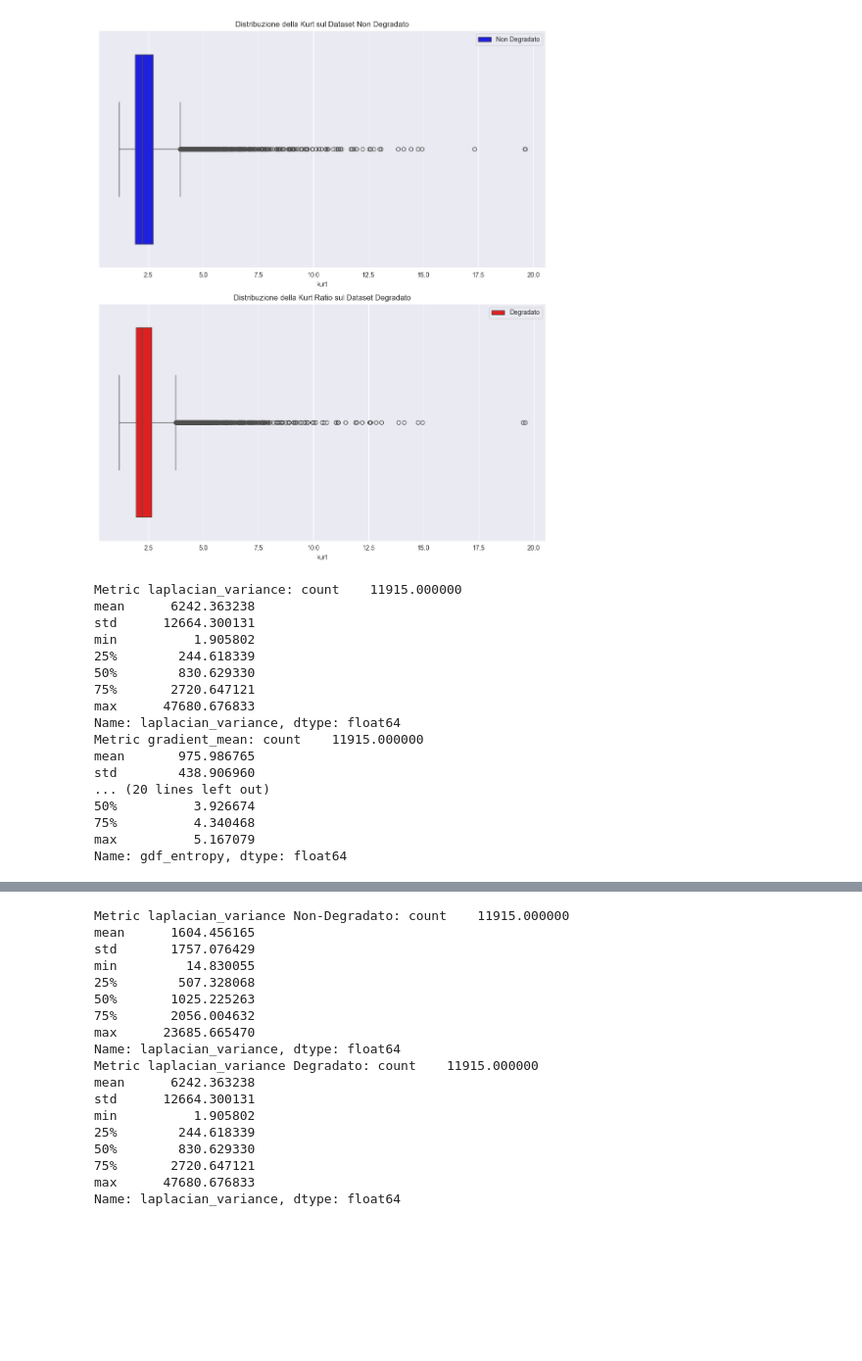
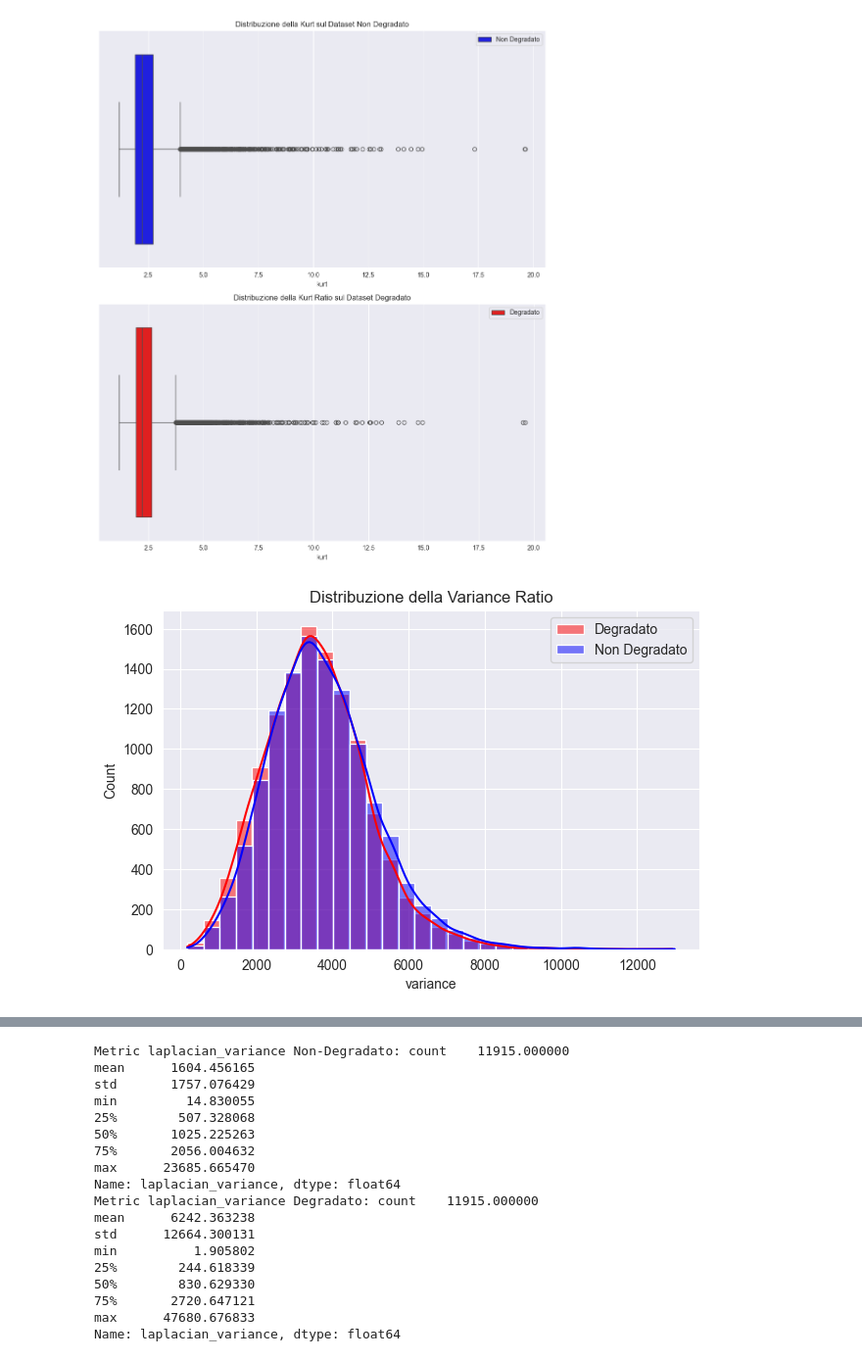
Before and after one commit to MassimoZarantonello2/VisualFoodRecognitionProject, a Jupyter notebook: pipeline_degraded/Noise_Metric_Analysis.ipynb, the cells around one changed output, grey strips where cells are left out. Shown at 98% size. Cells and saved outputs as stored; diff of their text form; code cells hidden in the pictures; blank space fills up the shorter version.

Commit message:
Add variance and SNR metrics to noise analysis pipeline

```diff
--- a/pipeline_degraded/Noise_Metric_Analysis.ipynb
+++ b/pipeline_degraded/Noise_Metric_Analysis.ipynb
@@ -271,25 +271,21 @@ plt.tight_layout()
 plt.show()
 # %% [output]
 [figure]
-# %%
-metrics = ['laplacian_variance', 'gradient_mean', 'gradient_std', 'gdf_entropy']
-for metric in metrics:
-    print(f"Metric {metric}: {df_degradato[metric].describe()}")
-# %% [output]
-Metric laplacian_variance: count    11915.000000
-mean      6242.363238
-std      12664.300131
-min          1.905802
-25%        244.618339
-50%        830.629330
-75%       2720.647121
-max      47680.676833
-Name: laplacian_variance, dtype: float64
-Metric gradient_mean: count    11915.000000
-mean       975.986765
-std        438.906960
-... (20 lines left out)
-50%          3.926674
-75%          4.340468
-max          5.167079
-Name: gdf_entropy, dtype: float64
+# %%
+metric = "variance"
+
+plt.figure(figsize=(12, 8))
+
+plt.subplot(2, 2, 1)
+
+sns.histplot(df_degradato[metric], kde=True, label='Degradato', color='red', bins=30)
+
+sns.histplot(df_non_degradato[metric], kde=True, label='Non Degradato', color='blue', bins=30)
+
+plt.title(f'Distribuzione della {metric.replace("_", " ").title()} Ratio')
+plt.legend()
+
+plt.tight_layout()
+plt.show()
+# %% [output]
+[figure, added]
```
Also changed, not shown: parts of 6 cells of this notebook, 5 other files.
